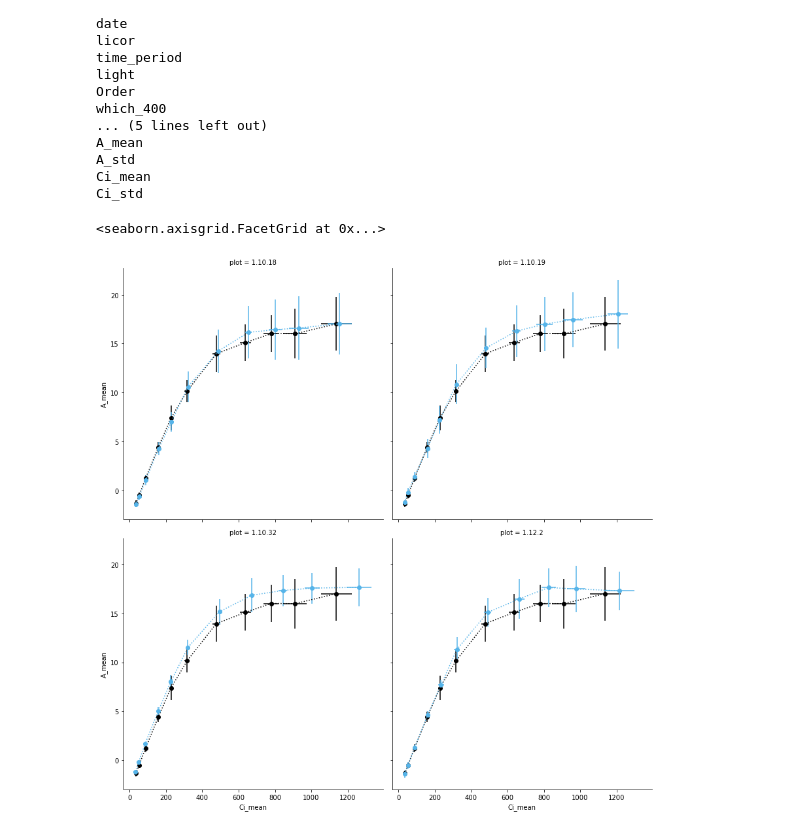
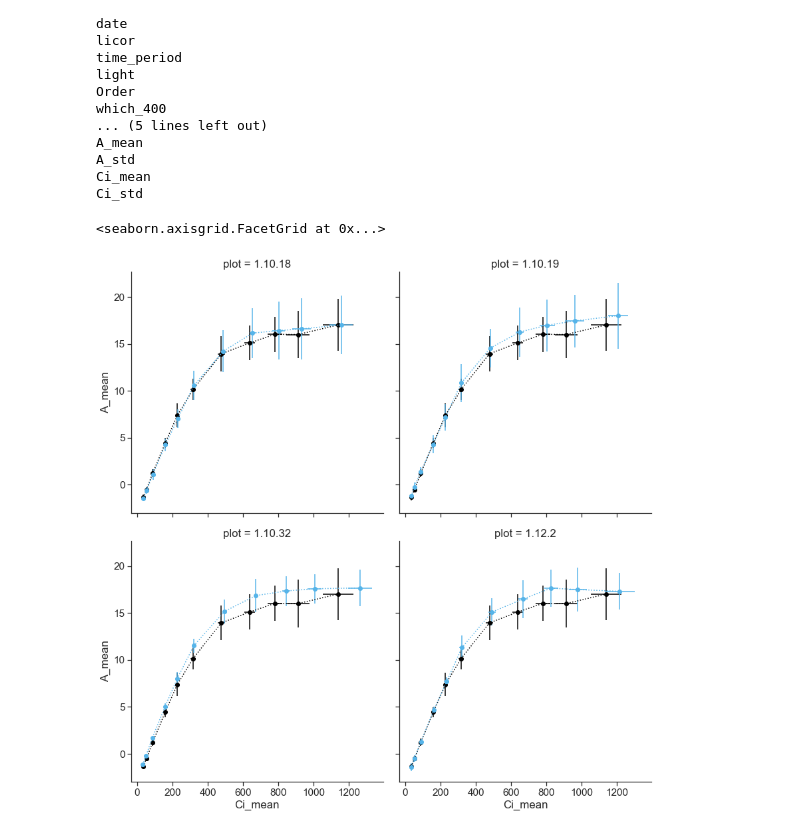
Before and after one commit to RonaCostello/Thesis, a Jupyter notebook: plots/chapter3_ACi_curves.ipynb, the cells around one changed output. Saved outputs shown, nothing was run; the diff lists cells and outputs as text; code cells hidden in the pictures.

Commit message:
Set font style and size

```diff
--- a/plots/chapter3_ACi_curves.ipynb
+++ b/plots/chapter3_ACi_curves.ipynb
@@ -39,12 +39,16 @@ A_std
 Ci_mean
 Ci_std
 # %%
+# sns.plotting_context()
+sns.set(font_scale = 1.4, font="Arial")
+sns.set_style(style='ticks')
+
 # Choose hue colour palette
 colours = ['#000000', '#56B4E9']
 
 grid = sns.FacetGrid(grouped_df, col="plot", col_order=['1.10.18', '1.10.19', '1.10.32', '1.12.2'], hue="type", hue_order=['wt', 'mutant'],
                      palette=colours, col_wrap=2, size=6, aspect=1)
 grid.map(plt.errorbar, "Ci_mean", "A_mean", "A_std", "Ci_std", fmt='o:')
 # %% [output]
 <seaborn.axisgrid.FacetGrid at 0x...>
-[figure, old version]
+[figure, new version]
```
